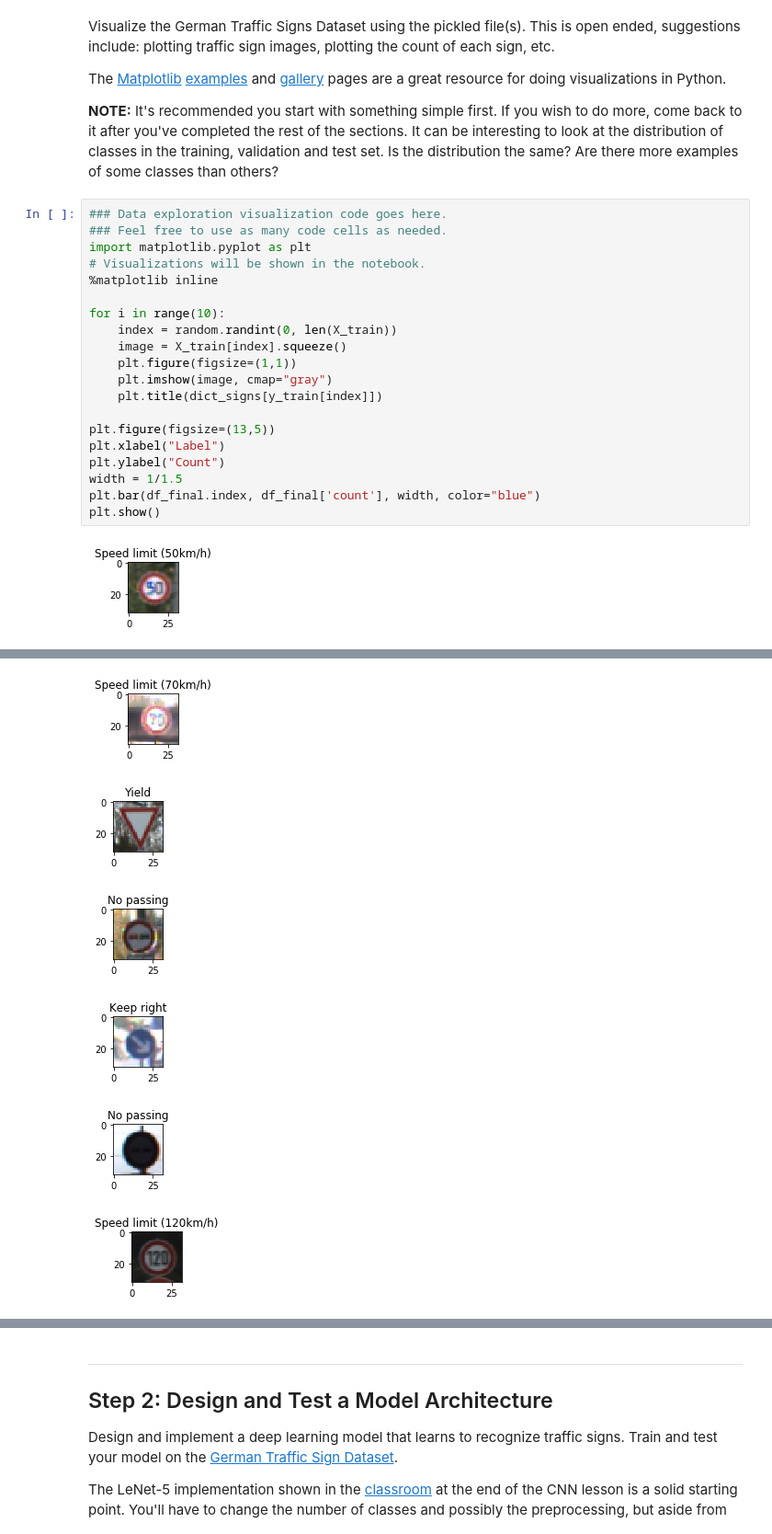
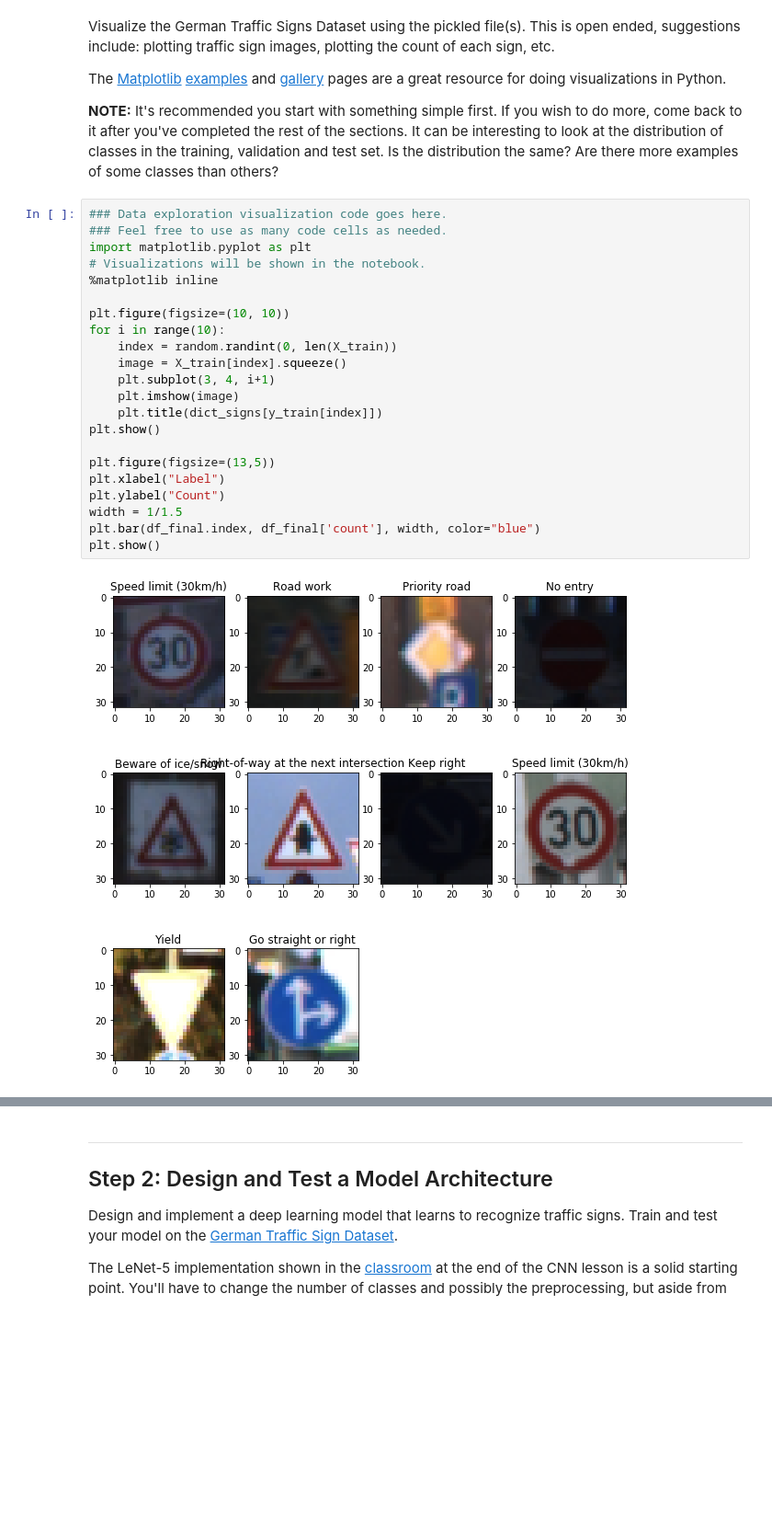
Before and after one commit to Hyagoro/Traffic_Sign_Classifier, a Jupyter notebook: Traffic_Sign_Classifier.ipynb, the cells around one changed output, grey strips where cells are left out. Shown at 92% size. Drawn from its saved outputs; the diff is of its cells as text; blank space fills up the shorter version.

```diff
--- a/Traffic_Sign_Classifier.ipynb
+++ b/Traffic_Sign_Classifier.ipynb
@@ -162,22 +162,24 @@ The [Matplotlib](http://matplotlib.org/) [examples](http://matplotlib.org/exampl
 # %%
 ### Data exploration visualization code goes here.
 ### Feel free to use as many code cells as needed.
 import matplotlib.pyplot as plt
 # Visualizations will be shown in the notebook.
 %matplotlib inline
 
+plt.figure(figsize=(10, 10))
 for i in range(10):
     index = random.randint(0, len(X_train))
     image = X_train[index].squeeze()
-    plt.figure(figsize=(1,1))
-    plt.imshow(image, cmap="gray")
+    plt.subplot(3, 4, i+1)
+    plt.imshow(image)
     plt.title(dict_signs[y_train[index]])
+plt.show()
 
 plt.figure(figsize=(13,5))
 plt.xlabel("Label")
 plt.ylabel("Count")
 width = 1/1.5
 plt.bar(df_final.index, df_final['count'], width, color="blue")
 plt.show()
 # %% [output]
-[figure, old version]
+[figure, new version]
@@ -185,6 +186,0 @@ plt.show()
-[figure, removed]
-[figure, removed]
-[figure, removed]
-[figure, removed]
-[figure, removed]
-[figure, removed]
```
Also changed, not shown: parts of 6 cells of this notebook.
